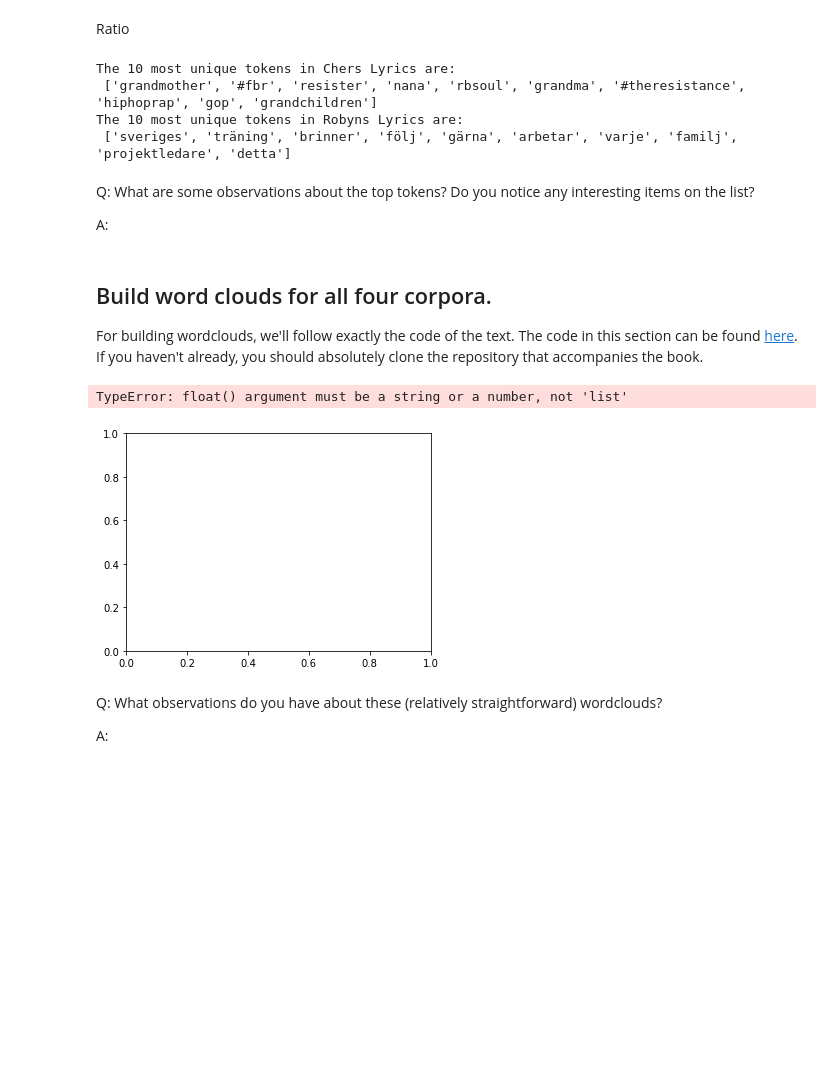
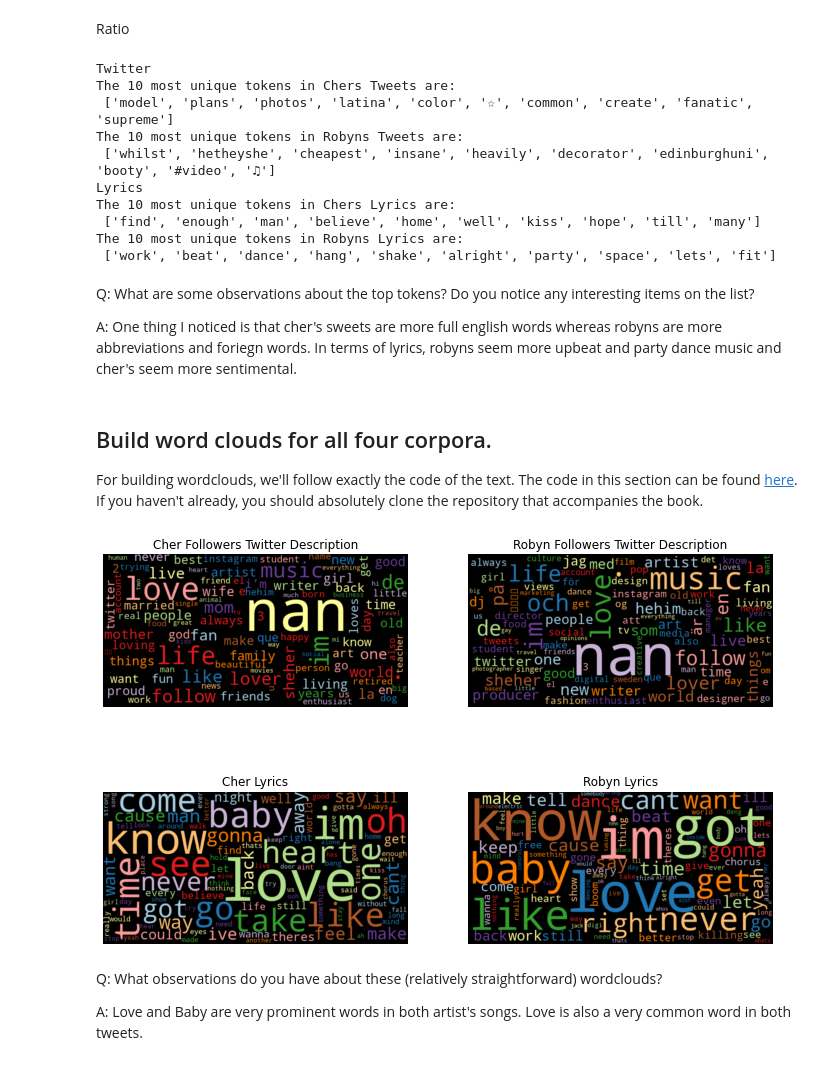
Before and after one commit to spurschke98/ADS-Assignment-3.1-Group-Comparison-, a Jupyter notebook: Group Comparison.ipynb, the cells around one changed output. Drawn from its saved outputs; the diff is of its cells as text; code cells hidden in the pictures; blank space fills up the shorter version.

```diff
--- a/Group Comparison.ipynb
+++ b/Group Comparison.ipynb
@@ -254,11 +252,14 @@ Removing stopwords seems sensible for the Twitter description data. Remember to
 my_pipeline = [str.lower, remove_punctuation, tokenize, remove_stop]
 
 # Create a df from lyrics
-#lyrics_data["tokens"] = lyrics_data["lyrics"].apply(prepare,pipeline=my_pipeline)
-#lyrics_data["num_tokens"] = lyrics_data["tokens"].map(len)
+lyrics_data["tokens"] = lyrics_data["lyrics"].apply(prepare,pipeline=my_pipeline)
+lyrics_data["num_tokens"] = lyrics_data["tokens"].map(len)
 
 twitter_data["tokens"] = twitter_data["description"].apply(prepare,pipeline=my_pipeline)
 twitter_data["num_tokens"] = twitter_data["tokens"].map(len)
+# %%
+lyrics_data_robyn= lyrics_data.loc[lyrics_data['artist'] == 'robyn']
+lyrics_data_cher = lyrics_data.loc[lyrics_data['artist'] == 'cher']
 # %%
 twitter_data['has_emoji'] = twitter_data["description"].apply(contains_emoji)
 # %% [markdown]
@@ -428,18 +442,34 @@ token_counts_cutoff = token_counts.loc[token_counts['Passes Cutoff?'] == 'Yes']
 # %%
-top_cher_tokens = token_counts_cutoff.sort_values(by='C/R Ratio', ascending=False)['token'].head(10).tolist()
-top_robyn_tokens = token_counts_cutoff.sort_values(by='R/C Ratio', ascending=False)['token'].head(10).tolist()
+# Twitter
+print('Twitter')
+top_cher_twitter_tokens = twitter_token_counts_cutoff.sort_values(by='C/R Ratio', ascending=False)['token'].head(10).tolist()
+top_robyn_twitter_tokens = twitter_token_counts_cutoff.sort_values(by='R/C Ratio', ascending=False)['token'].head(10).tolist()
 
-print('The 10 most unique tokens in Chers Lyrics are:\n', top_cher_tokens)
-print('The 10 most unique tokens in Robyns Lyrics are:\n', top_robyn_tokens)
+print('The 10 most unique tokens in Chers Tweets are:\n', top_cher_twitter_tokens)
+print('The 10 most unique tokens in Robyns Tweets are:\n', top_robyn_twitter_tokens)
+
+print('Lyrics')
+# Lyrics
+top_cher_lyrics_tokens = lyrics_token_counts_cutoff.sort_values(by='C/R Ratio', ascending=False)['token'].head(10).tolist()
+top_robyn_lyrics_tokens = lyrics_token_counts_cutoff.sort_values(by='R/C Ratio', ascending=False)['token'].head(10).tolist()
+
+print('The 10 most unique tokens in Chers Lyrics are:\n', top_cher_lyrics_tokens)
+print('The 10 most unique tokens in Robyns Lyrics are:\n', top_robyn_lyrics_tokens)
 # %% [output]
+Twitter
+The 10 most unique tokens in Chers Tweets are:
+ ['model', 'plans', 'photos', 'latina', 'color', '☆', 'common', 'create', 'fanatic', 'supreme']
+The 10 most unique tokens in Robyns Tweets are:
+ ['whilst', 'hetheyshe', 'cheapest', 'insane', 'heavily', 'decorator', 'edinburghuni', 'booty', '#video', '♫']
+Lyrics
 The 10 most unique tokens in Chers Lyrics are:
- ['grandmother', '#fbr', 'resister', 'nana', 'rbsoul', 'grandma', '#theresistance', 'hiphoprap', 'gop', 'grandchildren']
+ ['find', 'enough', 'man', 'believe', 'home', 'well', 'kiss', 'hope', 'till', 'many']
 The 10 most unique tokens in Robyns Lyrics are:
- ['sveriges', 'träning', 'brinner', 'följ', 'gärna', 'arbetar', 'varje', 'familj', 'projektledare', 'detta']
+ ['work', 'beat', 'dance', 'hang', 'shake', 'alright', 'party', 'space', 'lets', 'fit']
 # %% [markdown]
 Q: What are some observations about the top tokens? Do you notice any interesting items on the list?
 
-A:
+A: One thing I noticed is that cher's sweets are more full english words whereas robyns are more abbreviations and foriegn words. In terms of lyrics, robyns seem more upbeat and party dance music and cher's seem more sentimental.
 # %% [markdown]
 ## Build word clouds for all four corpora.
 
@@ -489,25 +519,25 @@ def count_words(df, column='tokens', preprocess=None, min_freq=2):
 
     return freq_df.sort_values('freq', ascending=False)
 # %%
-freq_df = count_words(twitter_data_cher)
-plt.figure(figsize=(12,4))
-plt.subplot(1,2,1)###
-wordcloud(twitter_data_cher['tokens'], max_words=100)
-plt.subplot(1,2,2)###
-wordcloud(twitter_data_cher['tokens'], max_words=100, stopwords=freq_df.head(50).index)
-#plt.tight_layout()###
+plt.figure(figsize=(12,8))
+plt.subplot(2,2,1)###
+cher_tw_count = count_words(twitter_data_cher)
+wordcloud(cher_tw_count['freq'], title = "Cher Followers Twitter Description", max_words=100)
 
-freq_2015_df = count_words(df[df['year']==2015])
-plt.figure(figsize=(12,4))
-plt.subplot(1,2,1)###
-wordcloud(freq_2015_df['freq'], max_words=100)
-plt.subplot(1,2,2)###
-wordcloud(freq_2015_df['freq'], max_words=100, stopwords=freq_df.head(50).index)
-#plt.tight_layout()###
+plt.subplot(2,2,2)###
+robyn_tw_count = count_words(twitter_data_robyn)
+wordcloud(robyn_tw_count['freq'], title = "Robyn Followers Twitter Description", max_words=100)
+
+plt.subplot(2,2,3)###
+cher_ly_count = count_words(lyrics_data_cher)
+wordcloud(cher_ly_count['freq'], title = "Cher Lyrics", max_words=100)
+
+plt.subplot(2,2,4)###
+robyn_ly_count = count_words(lyrics_data_robyn)
+wordcloud(robyn_ly_count['freq'], title = "Robyn Lyrics", max_words=100)
 # %% [output]
-TypeError: float() argument must be a string or a number, not 'list'
-[figure, old version]
+[figure, new version]
 # %% [markdown]
 Q: What observations do you have about these (relatively straightforward) wordclouds?
 
-A:
+A: Love and Baby are very prominent words in both artist's songs. Love is also a very common word in both tweets.
```
Also changed, not shown: parts of 15 cells of this notebook.
